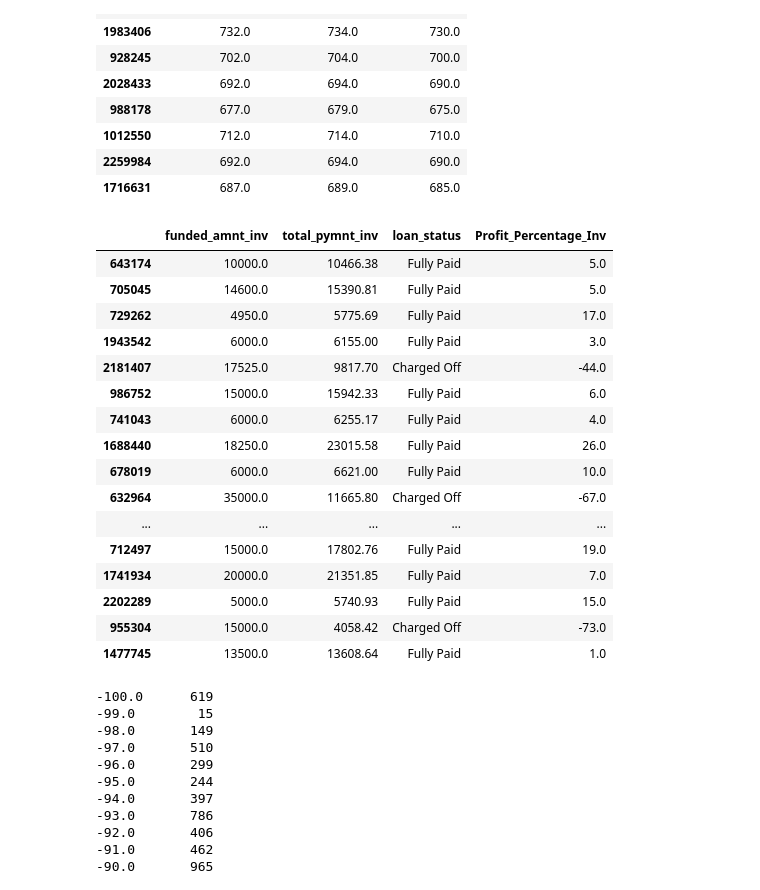
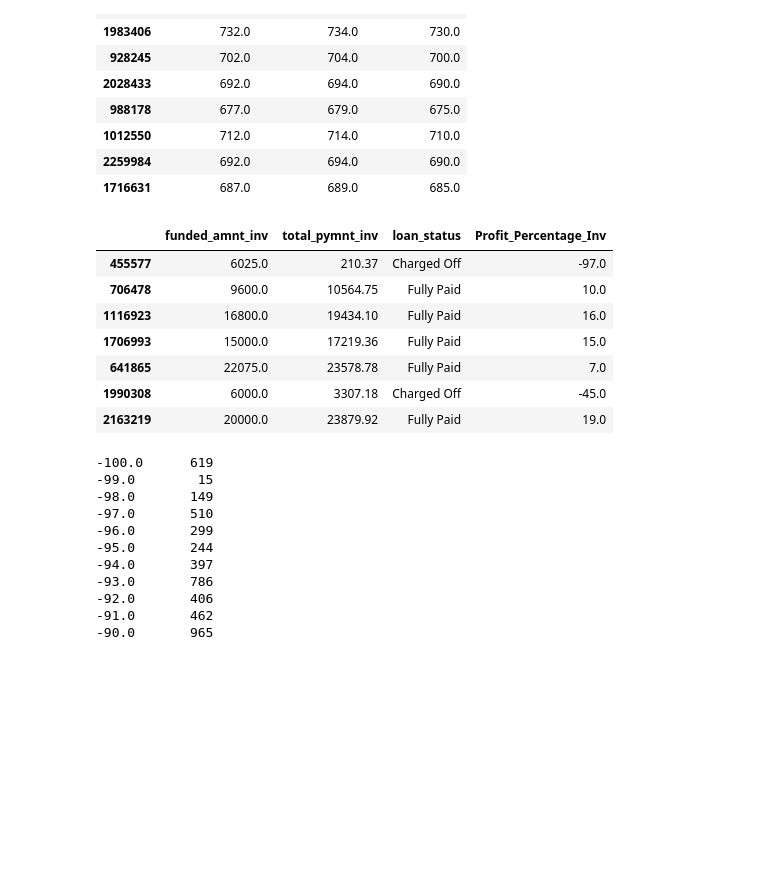
Before and after one commit to lebawilamowsky/capstone_project, a Jupyter notebook: Capstone_Project.ipynb, the cells around one changed output. Cells and saved outputs as stored; diff of their text form; code cells hidden in the pictures; blank space fills up the shorter version.

```diff
--- a/Capstone_Project.ipynb
+++ b/Capstone_Project.ipynb
@@ -268,25 +270,16 @@ data[['avg_fico_score','fico_range_high','fico_range_low']].sample(10)
 # %%
 data['Profit_Percentage_Inv']= round(((data['total_pymnt_inv']-data['funded_amnt_inv']) / data['funded_amnt_inv'])*100)
 # %%
-data[['funded_amnt_inv','total_pymnt_inv','loan_status','Profit_Percentage_Inv']].sample(50)
+data[['funded_amnt_inv','total_pymnt_inv','loan_status','Profit_Percentage_Inv']].sample(7)
 # %% [output]
 |  | funded_amnt_inv | total_pymnt_inv | loan_status | Profit_Percentage_Inv |
-| 643174 | 10000.0 | 10466.38 | Fully Paid | 5.0 |
-| 705045 | 14600.0 | 15390.81 | Fully Paid | 5.0 |
-| 729262 | 4950.0 | 5775.69 | Fully Paid | 17.0 |
-| 1943542 | 6000.0 | 6155.00 | Fully Paid | 3.0 |
-| 2181407 | 17525.0 | 9817.70 | Charged Off | -44.0 |
-| 986752 | 15000.0 | 15942.33 | Fully Paid | 6.0 |
-| 741043 | 6000.0 | 6255.17 | Fully Paid | 4.0 |
-| 1688440 | 18250.0 | 23015.58 | Fully Paid | 26.0 |
-| 678019 | 6000.0 | 6621.00 | Fully Paid | 10.0 |
-| 632964 | 35000.0 | 11665.80 | Charged Off | -67.0 |
-| ... | ... | ... | ... | ... |
-| 712497 | 15000.0 | 17802.76 | Fully Paid | 19.0 |
-| 1741934 | 20000.0 | 21351.85 | Fully Paid | 7.0 |
-| 2202289 | 5000.0 | 5740.93 | Fully Paid | 15.0 |
-| 955304 | 15000.0 | 4058.42 | Charged Off | -73.0 |
-| 1477745 | 13500.0 | 13608.64 | Fully Paid | 1.0 |
+| 455577 | 6025.0 | 210.37 | Charged Off | -97.0 |
+| 706478 | 9600.0 | 10564.75 | Fully Paid | 10.0 |
+| 1116923 | 16800.0 | 19434.10 | Fully Paid | 16.0 |
+| 1706993 | 15000.0 | 17219.36 | Fully Paid | 15.0 |
+| 641865 | 22075.0 | 23578.78 | Fully Paid | 7.0 |
+| 1990308 | 6000.0 | 3307.18 | Charged Off | -45.0 |
+| 2163219 | 20000.0 | 23879.92 | Fully Paid | 19.0 |
 # %%
 data['Profit_Percentage_Inv'].value_counts().sort_index()
 # %% [output]
```
Also changed, not shown: parts of 43 cells of this notebook.
